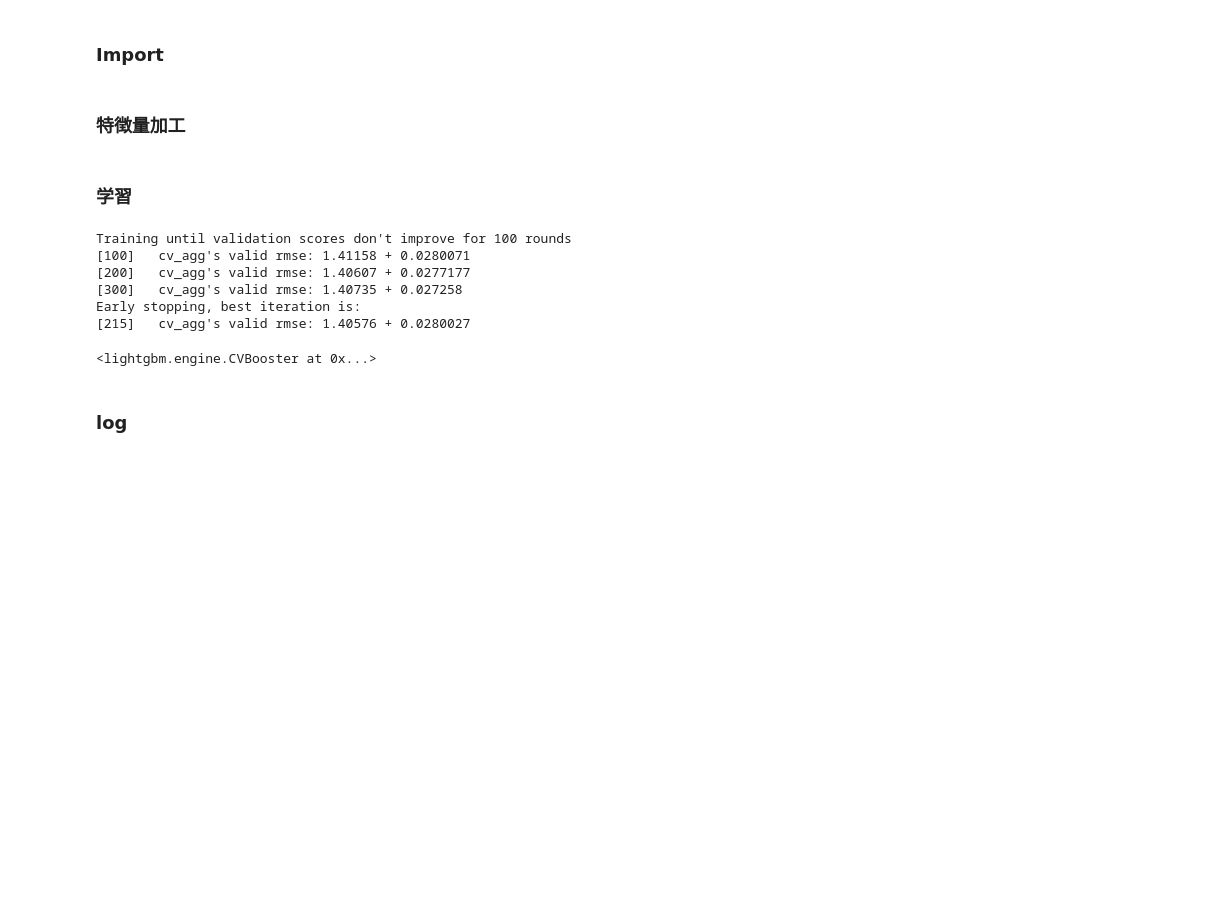
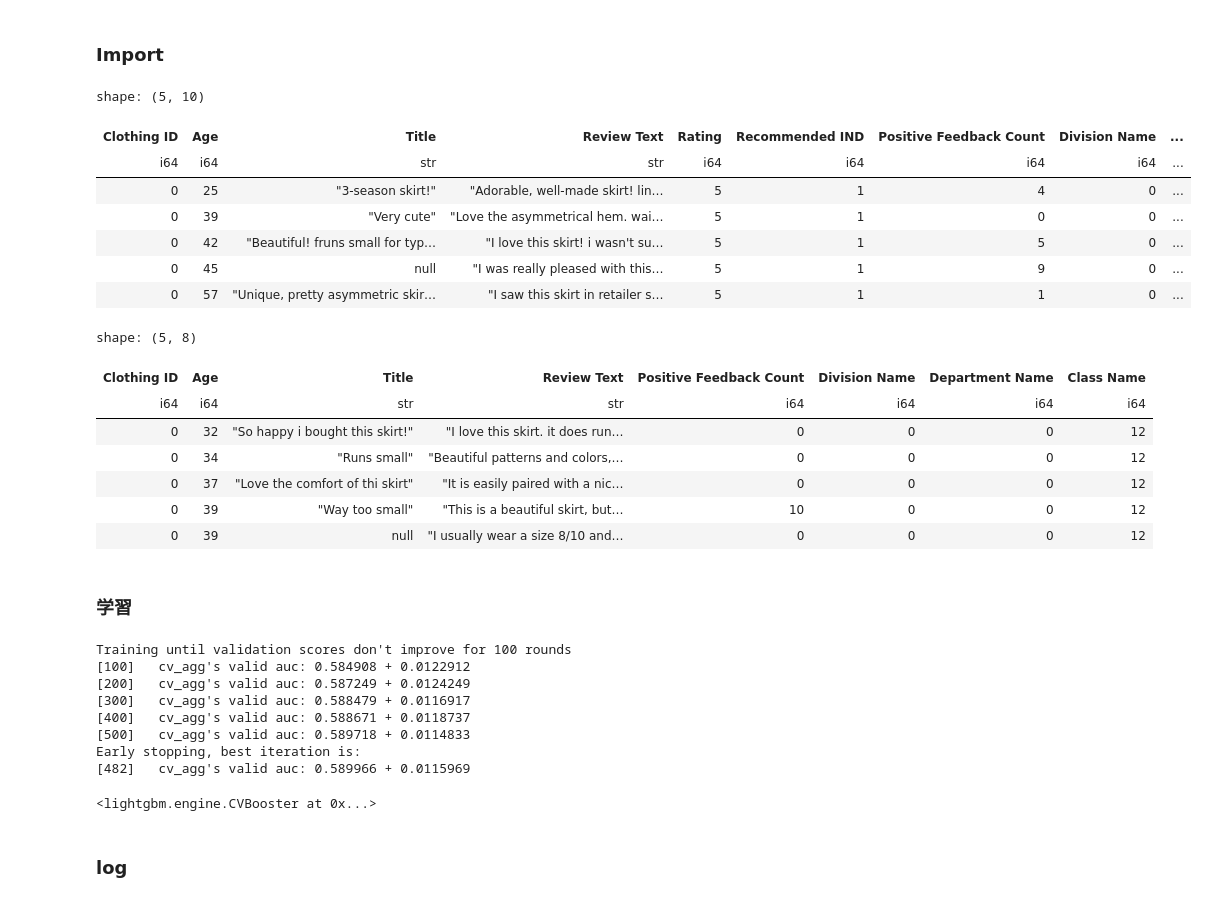
Before and after one commit to yumizu-da/atmaCup17, a Jupyter notebook: exp/001/run.ipynb, the cells around one changed output. Saved outputs shown, nothing was run; the diff lists cells and outputs as text; code cells hidden in the pictures; blank space fills up the shorter version.

```diff
--- a/exp/001/run.ipynb
+++ b/exp/001/run.ipynb
@@ -59,2 +45,0 @@ groups = train_df["user_id"]
-# %% [markdown]
-### 特徴量加工
@@ -88,8 +78,28 @@ for col in cat_features:
+# %%
+display(train_df.head())
+display(test_df.head())
+# %% [output]
+shape: (5, 10)
+| Clothing ID | Age | Title | Review Text | Rating | Recommended IND | Positive Feedback Count | Division Name | ... |
+| i64 | i64 | str | str | i64 | i64 | i64 | i64 | ... |
+| 0 | 25 | "3-season skirt!" | "Adorable, well-made skirt! lin… | 5 | 1 | 4 | 0 | ... |
+| 0 | 39 | "Very cute" | "Love the asymmetrical hem. wai… | 5 | 1 | 0 | 0 | ... |
+| 0 | 42 | "Beautiful! fruns small for typ… | "I love this skirt! i wasn't su… | 5 | 1 | 5 | 0 | ... |
+| 0 | 45 | null | "I was really pleased with this… | 5 | 1 | 9 | 0 | ... |
+| 0 | 57 | "Unique, pretty asymmetric skir… | "I saw this skirt in retailer s… | 5 | 1 | 1 | 0 | ... |
+shape: (5, 8)
+| Clothing ID | Age | Title | Review Text | Positive Feedback Count | Division Name | Department Name | Class Name |
+| i64 | i64 | str | str | i64 | i64 | i64 | i64 |
+| 0 | 32 | "So happy i bought this skirt!" | "I love this skirt. it does run… | 0 | 0 | 0 | 12 |
+| 0 | 34 | "Runs small" | "Beautiful patterns and colors,… | 0 | 0 | 0 | 12 |
+| 0 | 37 | "Love the comfort of thi skirt" | "It is easily paired with a nic… | 0 | 0 | 0 | 12 |
+| 0 | 39 | "Way too small" | "This is a beautiful skirt, but… | 10 | 0 | 0 | 12 |
+| 0 | 39 | null | "I usually wear a size 8/10 and… | 0 | 0 | 0 | 12 |
 # %% [markdown]
 ### 学習
 # %%
-x_train = train_df.drop([cfg.target, "user_id"], axis=1)
-y_train = train_df[cfg.target]
+x_train = train_df.drop([cfg.target, "Rating", "Title", "Review Text"]).to_pandas()
+y_train = train_df[cfg.target].to_pandas()
 
 # 実験結果格納用のディレクトリを作成
 cfg.run_name = time.strftime("%Y%m%d_%H%M%S")
@@ -99,10 +109,10 @@ Path(cfg.data.results_dir).mkdir(exist_ok=True, parents=True)
 lgb_data = lgb.Dataset(
     x_train,
     label=y_train,
-    categorical_feature=x_train.select_dtypes(include=["category"]).columns.tolist(),
+    # categorical_feature=x_train.select_dtypes(include=["category"]).columns.tolist(),
     free_raw_data=True,
 )
-callbacks=[
+callbacks = [
     lgb.early_stopping(stopping_rounds=cfg.lgb.early_stopping_rounds),
     lgb.log_evaluation(cfg.lgb.log_evaluation),
 ]
@@ -111,7 +121,7 @@ callbacks=[
 cv_results = lgb.cv(
     dict(cfg.lgb.params),
     lgb_data,
-    folds=kf.split(x_train, y_train, groups=groups),
+    folds=skf.split(x_train, y_train),
     num_boost_round=cfg.lgb.num_boost_round,
     callbacks=callbacks,
     return_cvbooster=True,
@@ -124,11 +134,13 @@ cvbooster = cv_results["cvbooster"]
 cvbooster.save_model(f"{cfg.data.results_dir}/model.pkl")
 # %% [output]
 Training until validation scores don't improve for 100 rounds
-[100]   cv_agg's valid rmse: 1.41158 + 0.0280071
-[200]   cv_agg's valid rmse: 1.40607 + 0.0277177
-[300]   cv_agg's valid rmse: 1.40735 + 0.027258
+[100]   cv_agg's valid auc: 0.584908 + 0.0122912
+[200]   cv_agg's valid auc: 0.587249 + 0.0124249
+[300]   cv_agg's valid auc: 0.588479 + 0.0116917
+[400]   cv_agg's valid auc: 0.588671 + 0.0118737
+[500]   cv_agg's valid auc: 0.589718 + 0.0114833
 Early stopping, best iteration is:
-[215]   cv_agg's valid rmse: 1.40576 + 0.0280027
+[482]   cv_agg's valid auc: 0.589966 + 0.0115969
 <lightgbm.engine.CVBooster at 0x...>
 # %% [markdown]
 ### log
```
Also changed, not shown: parts of 9 cells of this notebook, 18 other files.
